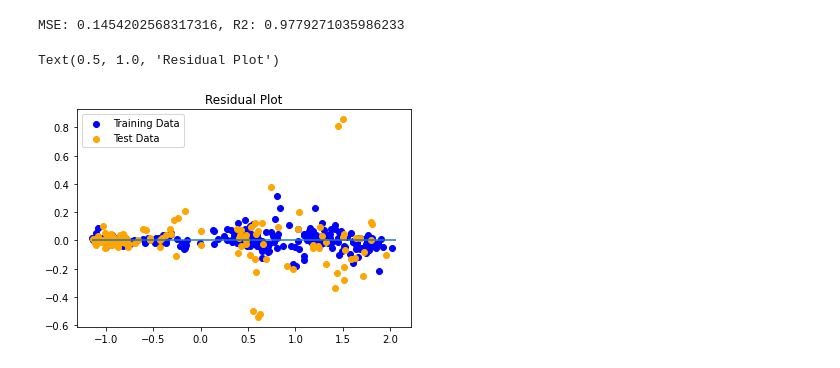
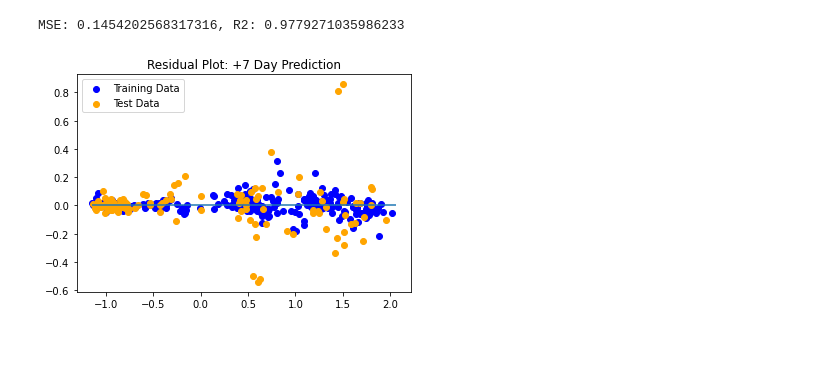
Before and after one commit to Crypto-Crustaceans/project3, a Jupyter notebook: linear_regression.ipynb, the cells around one changed output. Drawn from its saved outputs; the diff is of its cells as text; code cells hidden in the pictures.

```diff
--- a/linear_regression.ipynb
+++ b/linear_regression.ipynb
@@ -30,13 +46,17 @@ df = df[df['7_day_reddit_comments_per_day'] > 0]
 # %%
-list = []
+post_7_day_list = []
 
 for i in range(0, len(df)-6):
     close = df.iloc[i+6,8]
-    list.append(close)
+    post_7_day_list.append(close)
 # %%
-df = df.iloc[:-6,]
+df = df.iloc[:-1,]
+
+df['post_1_day_close'] = post_1_day_list
-# %%
-df['post_7_day_close'] = list
+# %%
+df = df.iloc[:-5,]
+
+df['post_7_day_close'] = post_7_day_list
 # %%
 df = df[df['time'] >= 1577836800]
 # %%
@@ -109,9 +131,8 @@ MSE: 0.1454202568317316, R2: 0.9779271035986233
 # %%
 plt.scatter(model.predict(X_train), model.predict(X_train) - y_train.ravel(), c="blue", label="Training Data")
 plt.scatter(model.predict(X_test), model.predict(X_test) - y_test.ravel(), c="orange", label="Test Data")
 plt.legend()
 plt.hlines(y=0, xmin=y_test.min(), xmax=y_test.max())
-plt.title("Residual Plot")
+plt.title("Residual Plot: +7 Day Prediction");
 # %% [output]
-Text(0.5, 1.0, 'Residual Plot')
-[figure, old version]
+[figure, new version]
```
Also changed, not shown: parts of 11 cells of this notebook.
